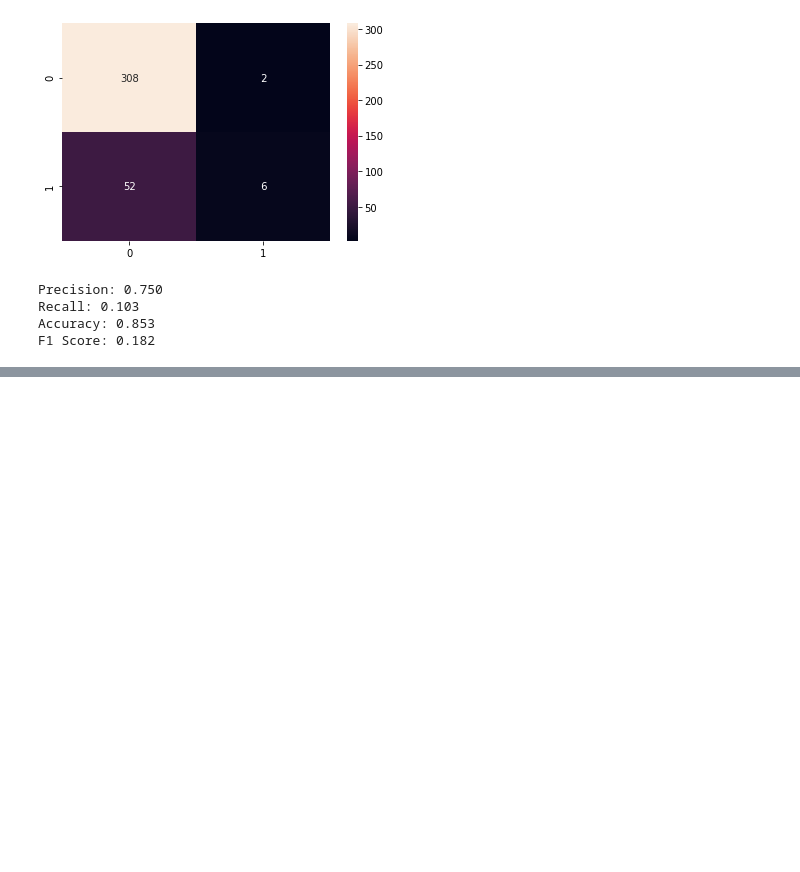
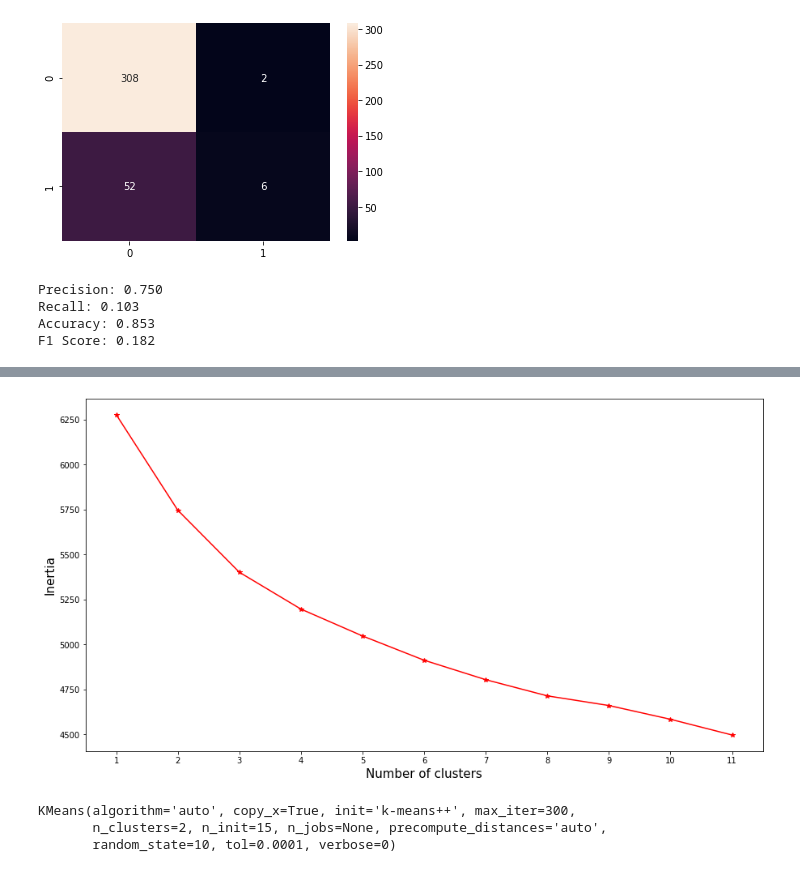
Before and after one commit to kapil0808/HR-Analytics, a Jupyter notebook: HR_Analytics.ipynb, the cells around one changed output, grey strips where cells are left out. Cells and saved outputs as stored; diff of their text form; code cells hidden in the pictures; blank space fills up the shorter version.

```diff
--- a/HR_Analytics.ipynb
+++ b/HR_Analytics.ipynb
@@ -346,0 +395,15 @@ F1 Score: 0.182
+# %%
+
+from sklearn.cluster import KMeans
+inert=[]
+
+for k in range(1,12):
+    kmeans=KMeans(n_clusters=k)
+    kmeans.fit(dfpca)
+    inert.append(kmeans.inertia_)
+
+
+inertia=pd.DataFrame()
+inertia['Clusters']=np.arange(1,12)
+inertia['inertia']=inert
+inertia
@@ -346,0 +423,16 @@ F1 Score: 0.182
+# %%
+plt.figure(figsize=(15,8))
+plt.plot(range(1,12),inertia['inertia'],color='red',marker='*')
+plt.xticks(np.arange(1,12))
+plt.xlabel('Number of clusters',fontsize=15)
+plt.ylabel('Inertia',fontsize=15)
+plt.show()
+# %% [output]
+[figure, added]
+# %%
+kmeans=KMeans(n_clusters=2 , n_init=15, random_state=10)
+kmeans.fit(dfpca)
+# %% [output]
+KMeans(algorithm='auto', copy_x=True, init='k-means++', max_iter=300,
+       n_clusters=2, n_init=15, n_jobs=None, precompute_distances='auto',
+       random_state=10, tol=0.0001, verbose=0)
```
Also changed, not shown: parts of 12 cells of this notebook.
